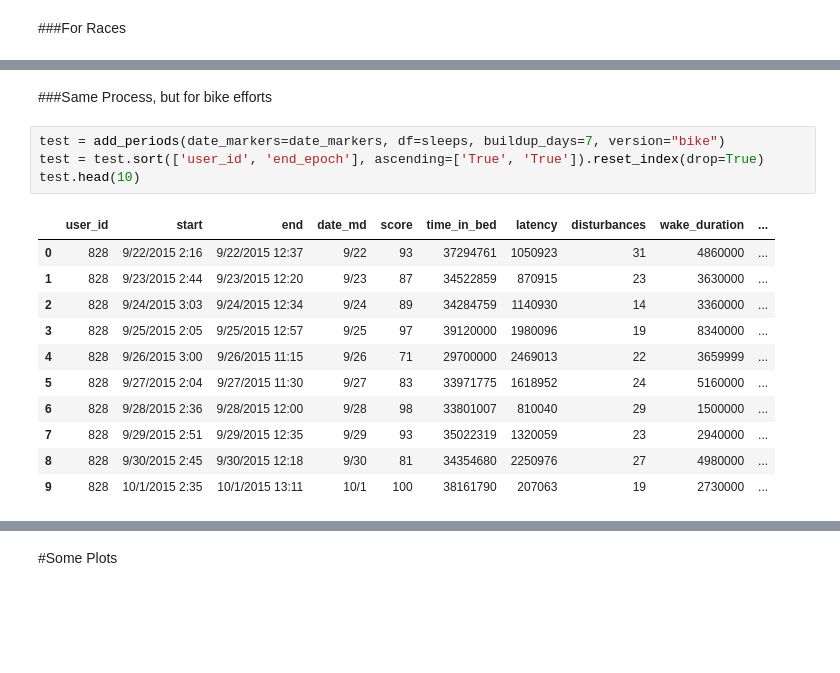
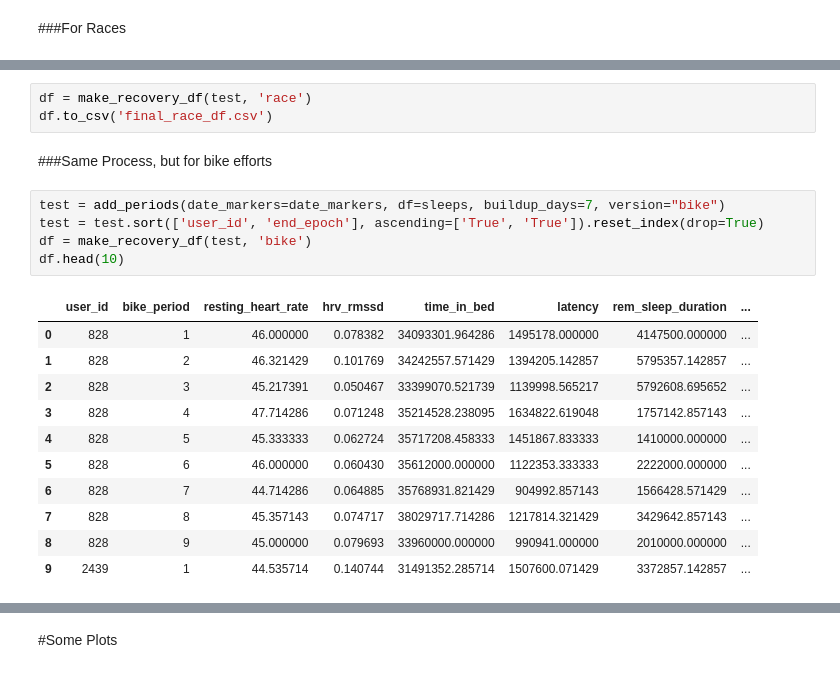
Before and after one commit to callen13/Senior_Thesis, a Jupyter notebook: sleeps_analysis.ipynb, the cells around one changed output, grey strips where cells are left out. Drawn from its saved outputs; the diff is of its cells as text; blank space fills up the shorter version.

```diff
--- a/sleeps_analysis.ipynb
+++ b/sleeps_analysis.ipynb
@@ -298,18 +326,22 @@ final_race_df.to_csv('final_race_df.csv')
+# %%
+df = make_recovery_df(test, 'race')
+df.to_csv('final_race_df.csv')
 # %% [markdown]
 ###Same Process, but for bike efforts
 # %%
 test = add_periods(date_markers=date_markers, df=sleeps, buildup_days=7, version="bike")
 test = test.sort(['user_id', 'end_epoch'], ascending=['True', 'True']).reset_index(drop=True)
-test.head(10)
+df = make_recovery_df(test, 'bike')
+df.head(10)
 # %% [output]
-|  | user_id | start | end | date_md | score | time_in_bed | latency | disturbances | wake_duration | ... |
-| 0 | 828 | 9/22/2015 2:16 | 9/22/2015 12:37 | 9/22 | 93 | 37294761 | 1050923 | 31 | 4860000 | ... |
-| 1 | 828 | 9/23/2015 2:44 | 9/23/2015 12:20 | 9/23 | 87 | 34522859 | 870915 | 23 | 3630000 | ... |
-| 2 | 828 | 9/24/2015 3:03 | 9/24/2015 12:34 | 9/24 | 89 | 34284759 | 1140930 | 14 | 3360000 | ... |
-| 3 | 828 | 9/25/2015 2:05 | 9/25/2015 12:57 | 9/25 | 97 | 39120000 | 1980096 | 19 | 8340000 | ... |
-| 4 | 828 | 9/26/2015 3:00 | 9/26/2015 11:15 | 9/26 | 71 | 29700000 | 2469013 | 22 | 3659999 | ... |
-| 5 | 828 | 9/27/2015 2:04 | 9/27/2015 11:30 | 9/27 | 83 | 33971775 | 1618952 | 24 | 5160000 | ... |
-| 6 | 828 | 9/28/2015 2:36 | 9/28/2015 12:00 | 9/28 | 98 | 33801007 | 810040 | 29 | 1500000 | ... |
-| 7 | 828 | 9/29/2015 2:51 | 9/29/2015 12:35 | 9/29 | 93 | 35022319 | 1320059 | 23 | 2940000 | ... |
-| 8 | 828 | 9/30/2015 2:45 | 9/30/2015 12:18 | 9/30 | 81 | 34354680 | 2250976 | 27 | 4980000 | ... |
-| 9 | 828 | 10/1/2015 2:35 | 10/1/2015 13:11 | 10/1 | 100 | 38161790 | 207063 | 19 | 2730000 | ... |
+|  | user_id | bike_period | resting_heart_rate | hrv_rmssd | time_in_bed | latency | rem_sleep_duration | ... |
+| 0 | 828 | 1 | 46.000000 | 0.078382 | 34093301.964286 | 1495178.000000 | 4147500.000000 | ... |
+| 1 | 828 | 2 | 46.321429 | 0.101769 | 34242557.571429 | 1394205.142857 | 5795357.142857 | ... |
+| 2 | 828 | 3 | 45.217391 | 0.050467 | 33399070.521739 | 1139998.565217 | 5792608.695652 | ... |
+| 3 | 828 | 4 | 47.714286 | 0.071248 | 35214528.238095 | 1634822.619048 | 1757142.857143 | ... |
+| 4 | 828 | 5 | 45.333333 | 0.062724 | 35717208.458333 | 1451867.833333 | 1410000.000000 | ... |
+| 5 | 828 | 6 | 46.000000 | 0.060430 | 35612000.000000 | 1122353.333333 | 2222000.000000 | ... |
+| 6 | 828 | 7 | 44.714286 | 0.064885 | 35768931.821429 | 904992.857143 | 1566428.571429 | ... |
+| 7 | 828 | 8 | 45.357143 | 0.074717 | 38029717.714286 | 1217814.321429 | 3429642.857143 | ... |
+| 8 | 828 | 9 | 45.000000 | 0.079693 | 33960000.000000 | 990941.000000 | 2010000.000000 | ... |
+| 9 | 2439 | 1 | 44.535714 | 0.140744 | 31491352.285714 | 1507600.071429 | 3372857.142857 | ... |
```
Also changed, not shown: parts of 7 cells of this notebook.
